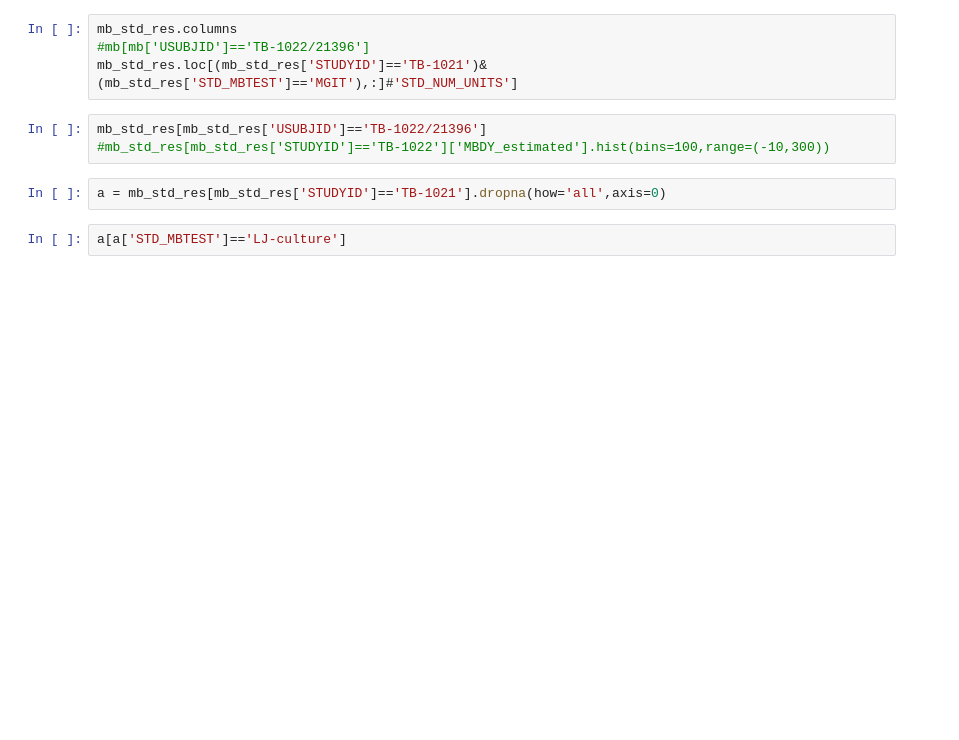
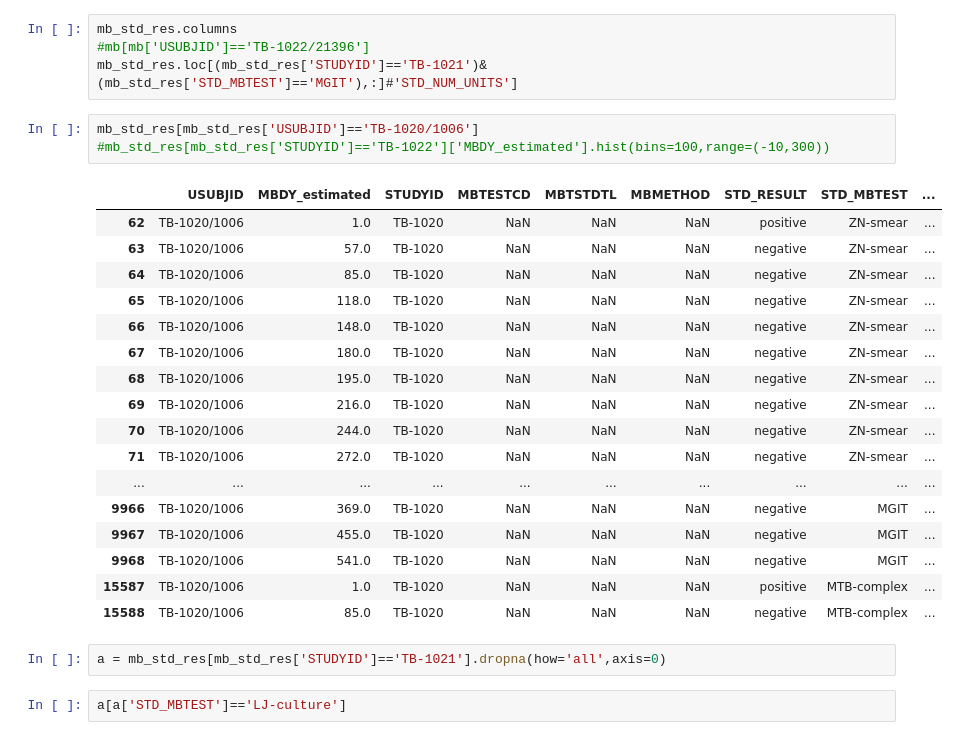
Before and after one commit to gargerd/outcome_prediction, a Jupyter notebook: s2_1_preprocess_mb_vars.ipynb, the cells around one changed output. Saved outputs shown, nothing was run; the diff lists cells and outputs as text; blank space fills up the shorter version.

```diff
--- a/s2_1_preprocess_mb_vars.ipynb
+++ b/s2_1_preprocess_mb_vars.ipynb
@@ -1119,8 +1154,26 @@ mb_std_res.columns
 #mb[mb['USUBJID']=='TB-1022/21396']
 mb_std_res.loc[(mb_std_res['STUDYID']=='TB-1021')&(mb_std_res['STD_MBTEST']=='MGIT'),:]#'STD_NUM_UNITS']
 # %%
-mb_std_res[mb_std_res['USUBJID']=='TB-1022/21396']
+mb_std_res[mb_std_res['USUBJID']=='TB-1020/1006']
 #mb_std_res[mb_std_res['STUDYID']=='TB-1022']['MBDY_estimated'].hist(bins=100,range=(-10,300))
+# %% [output]
+|  | USUBJID | MBDY_estimated | STUDYID | MBTESTCD | MBTSTDTL | MBMETHOD | STD_RESULT | STD_MBTEST | ... |
+| 62 | TB-1020/1006 | 1.0 | TB-1020 | NaN | NaN | NaN | positive | ZN-smear | ... |
+| 63 | TB-1020/1006 | 57.0 | TB-1020 | NaN | NaN | NaN | negative | ZN-smear | ... |
+| 64 | TB-1020/1006 | 85.0 | TB-1020 | NaN | NaN | NaN | negative | ZN-smear | ... |
+| 65 | TB-1020/1006 | 118.0 | TB-1020 | NaN | NaN | NaN | negative | ZN-smear | ... |
+| 66 | TB-1020/1006 | 148.0 | TB-1020 | NaN | NaN | NaN | negative | ZN-smear | ... |
+| 67 | TB-1020/1006 | 180.0 | TB-1020 | NaN | NaN | NaN | negative | ZN-smear | ... |
+| 68 | TB-1020/1006 | 195.0 | TB-1020 | NaN | NaN | NaN | negative | ZN-smear | ... |
+| 69 | TB-1020/1006 | 216.0 | TB-1020 | NaN | NaN | NaN | negative | ZN-smear | ... |
+| 70 | TB-1020/1006 | 244.0 | TB-1020 | NaN | NaN | NaN | negative | ZN-smear | ... |
+| 71 | TB-1020/1006 | 272.0 | TB-1020 | NaN | NaN | NaN | negative | ZN-smear | ... |
+| ... | ... | ... | ... | ... | ... | ... | ... | ... | ... |
+| 9966 | TB-1020/1006 | 369.0 | TB-1020 | NaN | NaN | NaN | negative | MGIT | ... |
+| 9967 | TB-1020/1006 | 455.0 | TB-1020 | NaN | NaN | NaN | negative | MGIT | ... |
+| 9968 | TB-1020/1006 | 541.0 | TB-1020 | NaN | NaN | NaN | negative | MGIT | ... |
+| 15587 | TB-1020/1006 | 1.0 | TB-1020 | NaN | NaN | NaN | positive | MTB-complex | ... |
+| 15588 | TB-1020/1006 | 85.0 | TB-1020 | NaN | NaN | NaN | negative | MTB-complex | ... |
 # %%
 a = mb_std_res[mb_std_res['STUDYID']=='TB-1021'].dropna(how='all',axis=0)
 # %%
```
Also changed, not shown: parts of 8 cells of this notebook, 17 other files.
